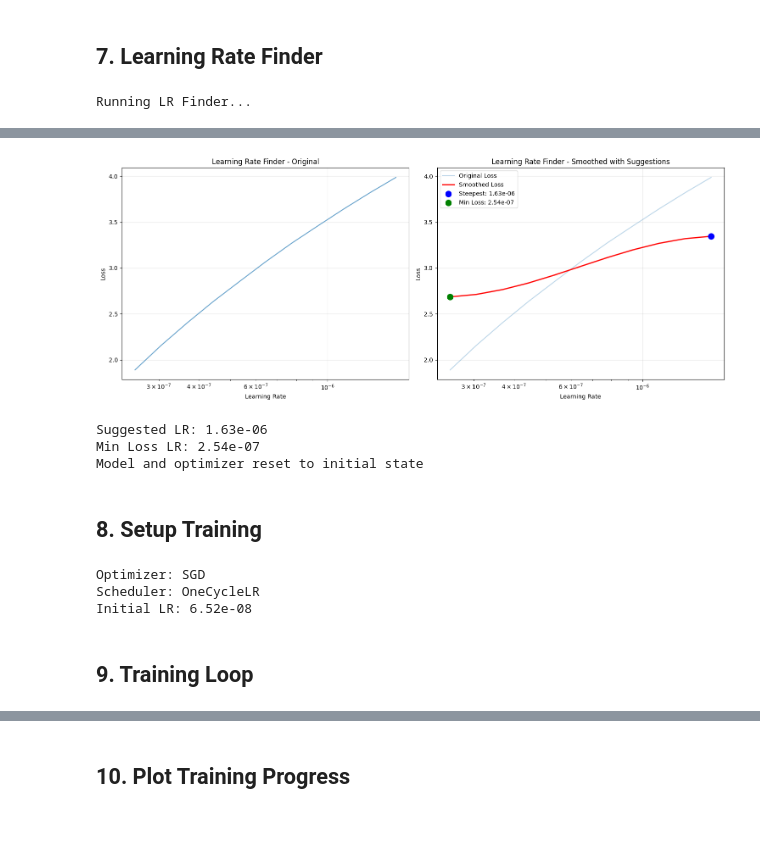
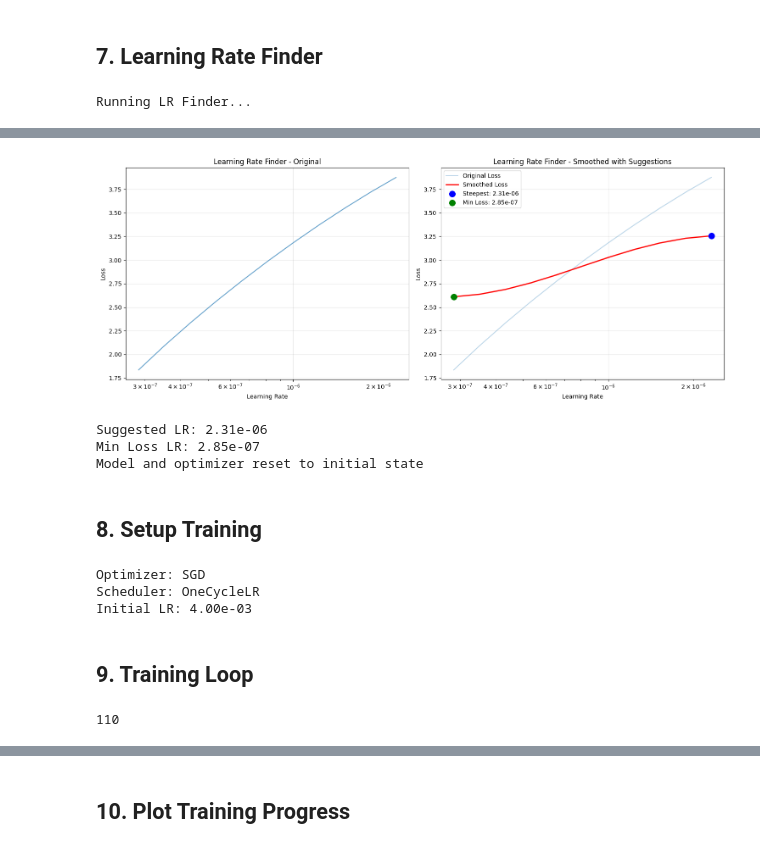
Before and after one commit to stokkangri/ERAV4, a Jupyter notebook: S9_Assignment/notebooks/train_imagenet_colab.ipynb, the cells around one changed output, grey strips where cells are left out. Drawn from its saved outputs; the diff is of its cells as text; code cells hidden in the pictures.

Commit message:
16 Epoch training with OneCycleLR using 100 epochs

```diff
--- a/S9_Assignment/notebooks/train_imagenet_colab.ipynb
+++ b/S9_Assignment/notebooks/train_imagenet_colab.ipynb
@@ -92,7 +92,7 @@ config = {
     'replace_maxpool_with_conv': True,  # Replace MaxPool with Conv (default: True)
 
     # Training
-    'epochs': 10,  # Increase for full training
+    'epochs': 110,  # Increase for full training
     'learning_rate': 0.1,
     'momentum': 0.9,
     'weight_decay': 1e-4,
@@ -259,7 +259,7 @@ if config['find_lr']:
     lr_finder.range_test(
         train_loader,
         start_lr=1e-7,
-        end_lr=10,
+        end_lr=100,
         num_iter=config['lr_finder_iterations'],
         step_mode='exp'
     )
@@ -283,6 +283,6 @@ LR range test complete. Best loss: 0.3725
-[figure, old version]
+[figure, new version]
-Suggested LR: 1.63e-06
-Min Loss LR: 2.54e-07
+Suggested LR: 2.31e-06
+Min Loss LR: 2.85e-07
 Model and optimizer reset to initial state
 # %% [markdown]
 ## 8. Setup Training
@@ -324,7 +324,7 @@ print(f"Initial LR: {optimizer.param_groups[0]['lr']:.2e}")
 # %% [output]
 Optimizer: SGD
 Scheduler: OneCycleLR
-Initial LR: 6.52e-08
+Initial LR: 4.00e-03
 # %% [markdown]
 ## 9. Training Loop
 # %%
@@ -346,6 +346,10 @@ best_epoch = 0
 Path(config['checkpoint_dir']).mkdir(parents=True, exist_ok=True)
 Path(config['log_dir']).mkdir(parents=True, exist_ok=True)
 Path(config['plot_dir']).mkdir(parents=True, exist_ok=True)
+# %%
+config['epochs']
+# %% [output]
+110
 # %%
 # Training loop
 print("\nStarting Training...")
```
Also changed, not shown: parts of 3 cells of this notebook.
